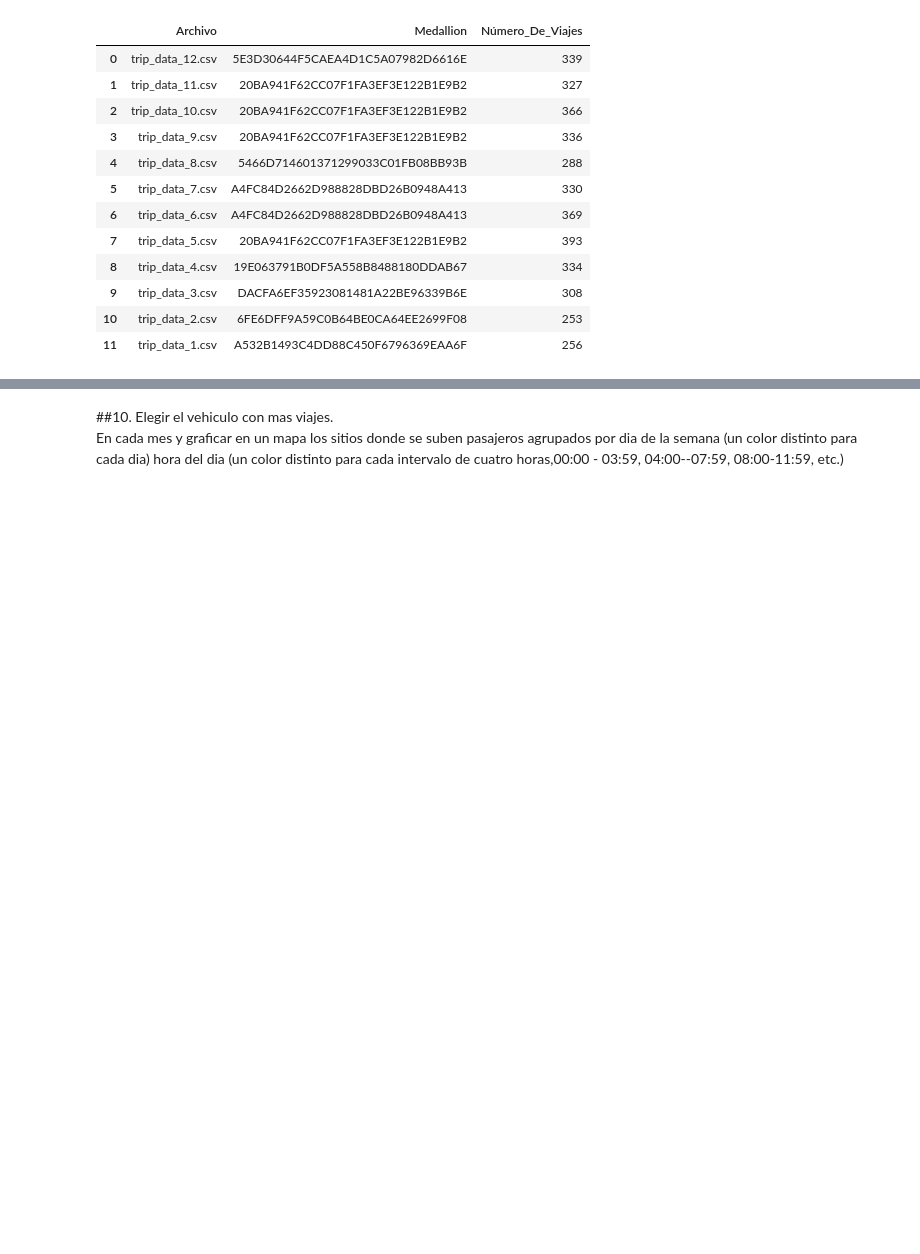
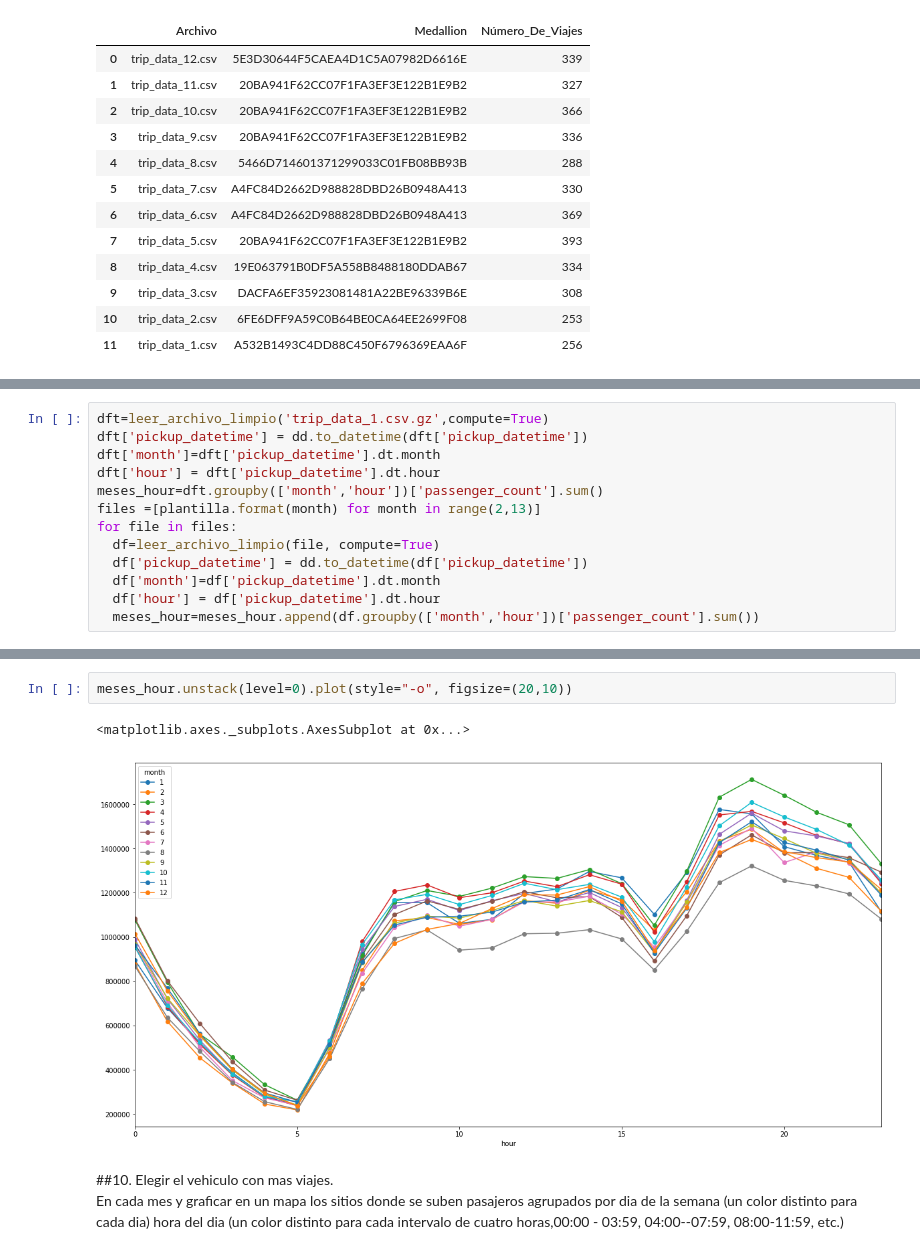
Before and after one commit to htapiagroup/sistemas-distribuidos-evaluacion-intersemestral-lomik33, a Jupyter notebook: SistDist_Examen1.ipynb, the cells around one changed output, grey strips where cells are left out. Drawn from its saved outputs; the diff is of its cells as text; blank space fills up the shorter version.

```diff
--- a/SistDist_Examen1.ipynb
+++ b/SistDist_Examen1.ipynb
@@ -370,0 +424,13 @@ dfTop
+# %%
+dft=leer_archivo_limpio('trip_data_1.csv.gz',compute=True)
+dft['pickup_datetime'] = dd.to_datetime(dft['pickup_datetime'])
+dft['month']=dft['pickup_datetime'].dt.month
+dft['hour'] = dft['pickup_datetime'].dt.hour
+meses_hour=dft.groupby(['month','hour'])['passenger_count'].sum()
+files =[plantilla.format(month) for month in range(2,13)]
+for file in files:
+  df=leer_archivo_limpio(file, compute=True)
+  df['pickup_datetime'] = dd.to_datetime(df['pickup_datetime'])
+  df['month']=df['pickup_datetime'].dt.month
+  df['hour'] = df['pickup_datetime'].dt.hour
+  meses_hour=meses_hour.append(df.groupby(['month','hour'])['passenger_count'].sum())
@@ -371,3 +457,8 @@ dfTop
+# %%
+meses_hour.unstack(level=0).plot(style="-o", figsize=(20,10))
+# %% [output]
+<matplotlib.axes._subplots.AxesSubplot at 0x...>
+[figure, added]
 # %% [markdown]
 ##10. Elegir el vehiculo con mas viajes. <br/>
 En cada mes y graficar en un mapa los sitios donde se suben pasajeros agrupados por dia de la semana (un color distinto para cada dia)
```
Also changed, not shown: parts of 8 cells of this notebook.
